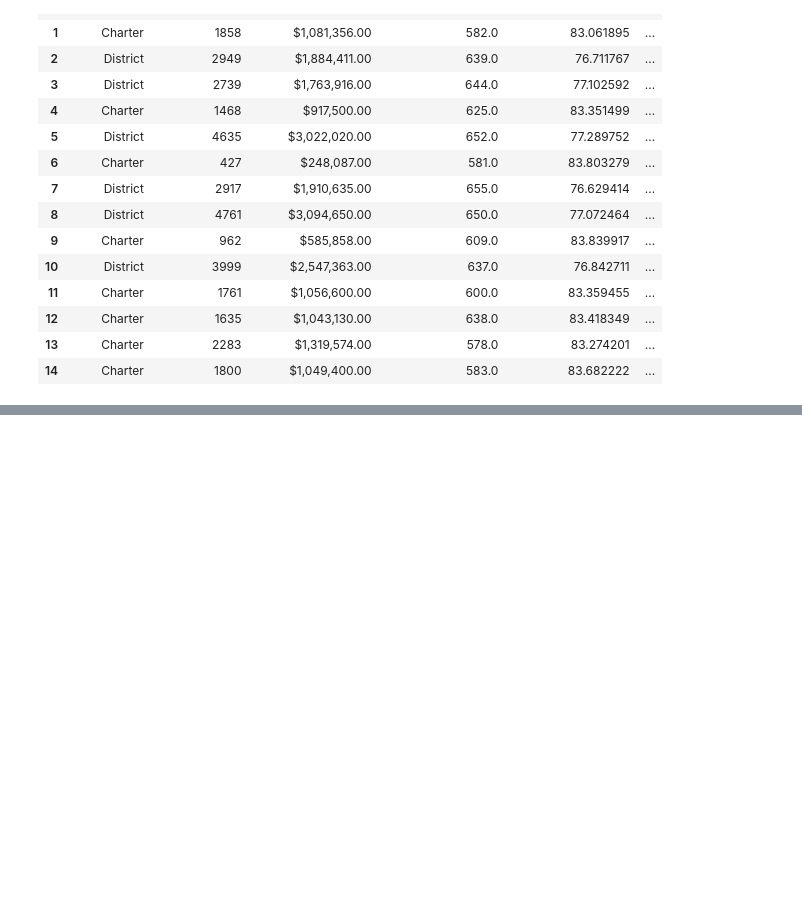
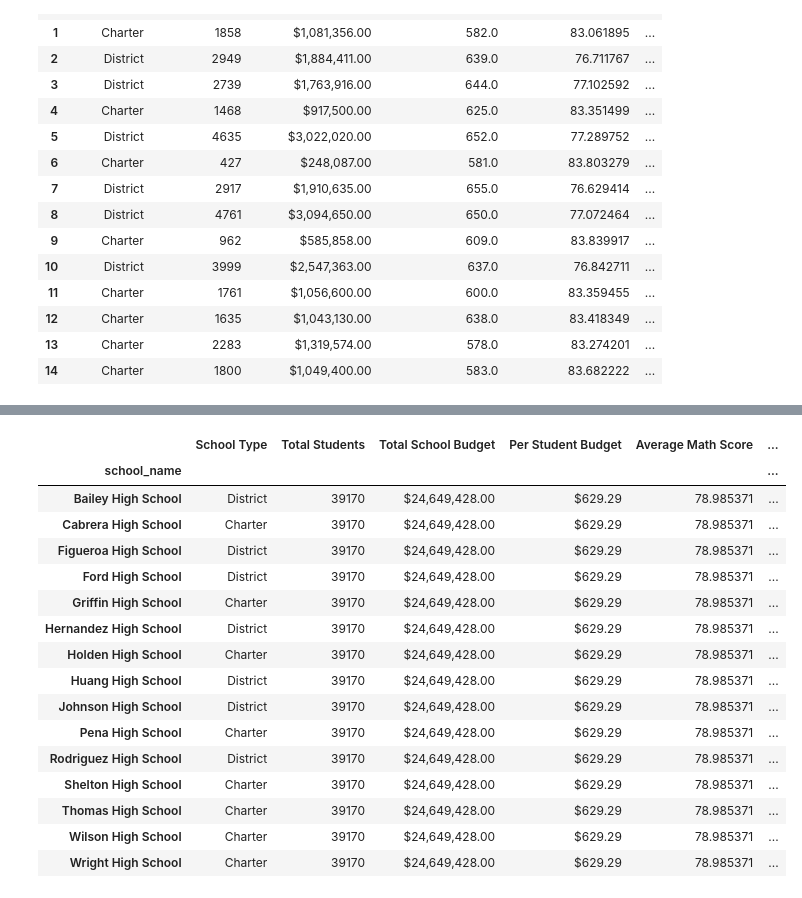
Before and after one commit to jananaum7/pandas-challenge, a Jupyter notebook: PyCitySchools/PyCitySchools.ipynb, the cells around one changed output, grey strips where cells are left out. Drawn from its saved outputs; the diff is of its cells as text; code cells hidden in the pictures; blank space fills up the shorter version.

```diff
--- a/PyCitySchools/PyCitySchools.ipynb
+++ b/PyCitySchools/PyCitySchools.ipynb
@@ -534,10 +563,28 @@ spending_summary
 size_bins = [0, 1000, 2000, 5000]
 labels = ["Small (<1000)", "Medium (1000-2000)", "Large (2000-5000)"]
 # %%
-# Categorize the spending based on the bins
 # Use `pd.cut` on the "Total Students" column of the `per_school_summary` DataFrame.
 
-per_school_summary["School Size"] =
+per_school_summary["School Size"] = pd.cut(per_school_summary["Total Students"], size_bins, labels=labels)
+
 per_school_summary
+# %% [output]
+|  | School Type | Total Students | Total School Budget | Per Student Budget | Average Math Score | ... |
+| school_name |  |  |  |  |  | ... |
+| Bailey High School | District | 39170 | $24,649,428.00 | $629.29 | 78.985371 | ... |
+| Cabrera High School | Charter | 39170 | $24,649,428.00 | $629.29 | 78.985371 | ... |
+| Figueroa High School | District | 39170 | $24,649,428.00 | $629.29 | 78.985371 | ... |
+| Ford High School | District | 39170 | $24,649,428.00 | $629.29 | 78.985371 | ... |
+| Griffin High School | Charter | 39170 | $24,649,428.00 | $629.29 | 78.985371 | ... |
+| Hernandez High School | District | 39170 | $24,649,428.00 | $629.29 | 78.985371 | ... |
+| Holden High School | Charter | 39170 | $24,649,428.00 | $629.29 | 78.985371 | ... |
+| Huang High School | District | 39170 | $24,649,428.00 | $629.29 | 78.985371 | ... |
+| Johnson High School | District | 39170 | $24,649,428.00 | $629.29 | 78.985371 | ... |
+| Pena High School | Charter | 39170 | $24,649,428.00 | $629.29 | 78.985371 | ... |
+| Rodriguez High School | District | 39170 | $24,649,428.00 | $629.29 | 78.985371 | ... |
+| Shelton High School | Charter | 39170 | $24,649,428.00 | $629.29 | 78.985371 | ... |
+| Thomas High School | Charter | 39170 | $24,649,428.00 | $629.29 | 78.985371 | ... |
+| Wilson High School | Charter | 39170 | $24,649,428.00 | $629.29 | 78.985371 | ... |
+| Wright High School | Charter | 39170 | $24,649,428.00 | $629.29 | 78.985371 | ... |
 # %%
 # Calculate averages for the desired columns.
```
Also changed, not shown: parts of 14 cells of this notebook.
